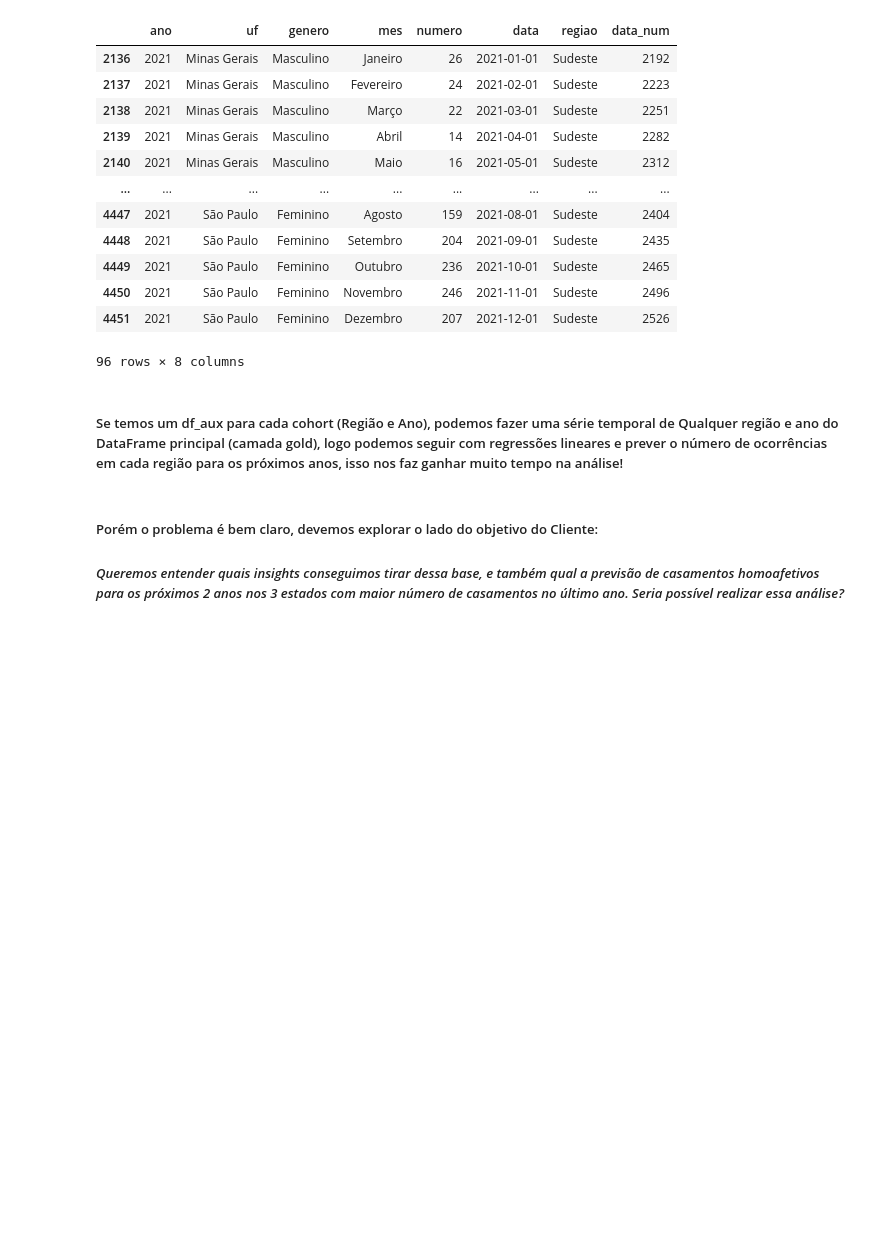
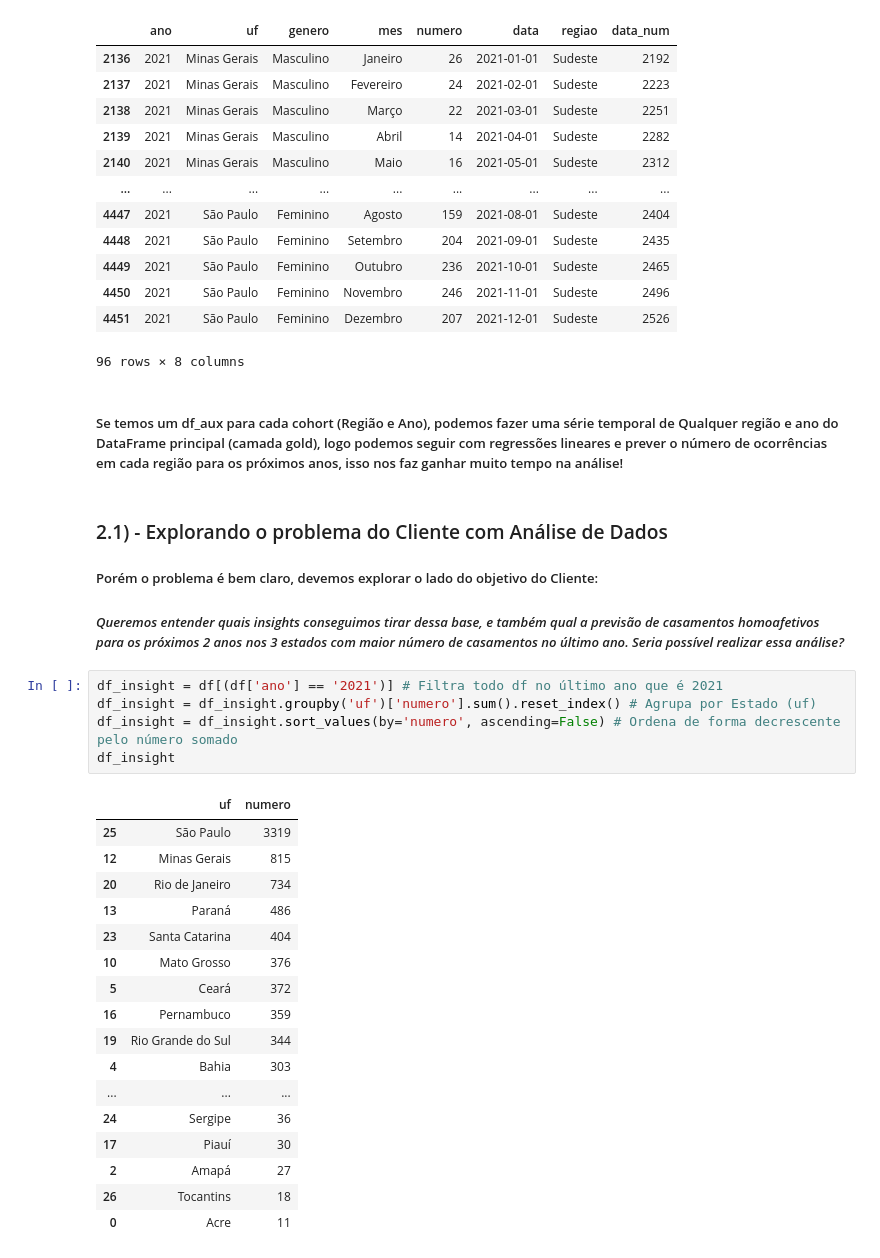
Before and after one commit to gustavo-rocha-barbosa/case-data-science-media-monks-2024, a Jupyter notebook: 2) Case Análise de Dados/main.ipynb, the cells around one changed output. Saved outputs shown, nothing was run; the diff lists cells and outputs as text; blank space fills up the shorter version.

```diff
--- a/main.ipynb
+++ b/2) Case Análise de Dados/main.ipynb
@@ -452,6 +452,31 @@ funcao_cohort()
 # %% [markdown]
 ##### Se temos um df_aux para cada cohort (Região e Ano), podemos fazer uma série temporal de Qualquer região e ano do DataFrame principal (camada gold), logo podemos seguir com regressões lineares e prever o número de ocorrências em cada região para os próximos anos, isso nos faz ganhar muito tempo na análise!
 # %% [markdown]
+### 2.1) - Explorando o problema do Cliente com Análise de Dados
+
 ##### Porém o problema é bem claro, devemos explorar o lado do objetivo do Cliente:
 
 ##### *Queremos entender quais insights conseguimos tirar dessa base, e também qual a previsão de casamentos homoafetivos para os próximos 2 anos nos 3 estados com maior número de casamentos no último ano. Seria possível realizar essa análise?*
+# %%
+df_insight = df[(df['ano'] == '2021')] # Filtra todo df no último ano que é 2021
+df_insight = df_insight.groupby('uf')['numero'].sum().reset_index() # Agrupa por Estado (uf)
+df_insight = df_insight.sort_values(by='numero', ascending=False) # Ordena de forma decrescente pelo número somado
+df_insight
+# %% [output]
+|  | uf | numero |
+| 25 | São Paulo | 3319 |
+| 12 | Minas Gerais | 815 |
+| 20 | Rio de Janeiro | 734 |
+| 13 | Paraná | 486 |
+| 23 | Santa Catarina | 404 |
+| 10 | Mato Grosso | 376 |
+| 5 | Ceará | 372 |
+| 16 | Pernambuco | 359 |
+| 19 | Rio Grande do Sul | 344 |
+| 4 | Bahia | 303 |
+| ... | ... | ... |
+| 24 | Sergipe | 36 |
+| 17 | Piauí | 30 |
+| 2 | Amapá | 27 |
+| 26 | Tocantins | 18 |
+| 0 | Acre | 11 |
```
Also changed, not shown: parts of 6 cells of this notebook, 25 other files.
